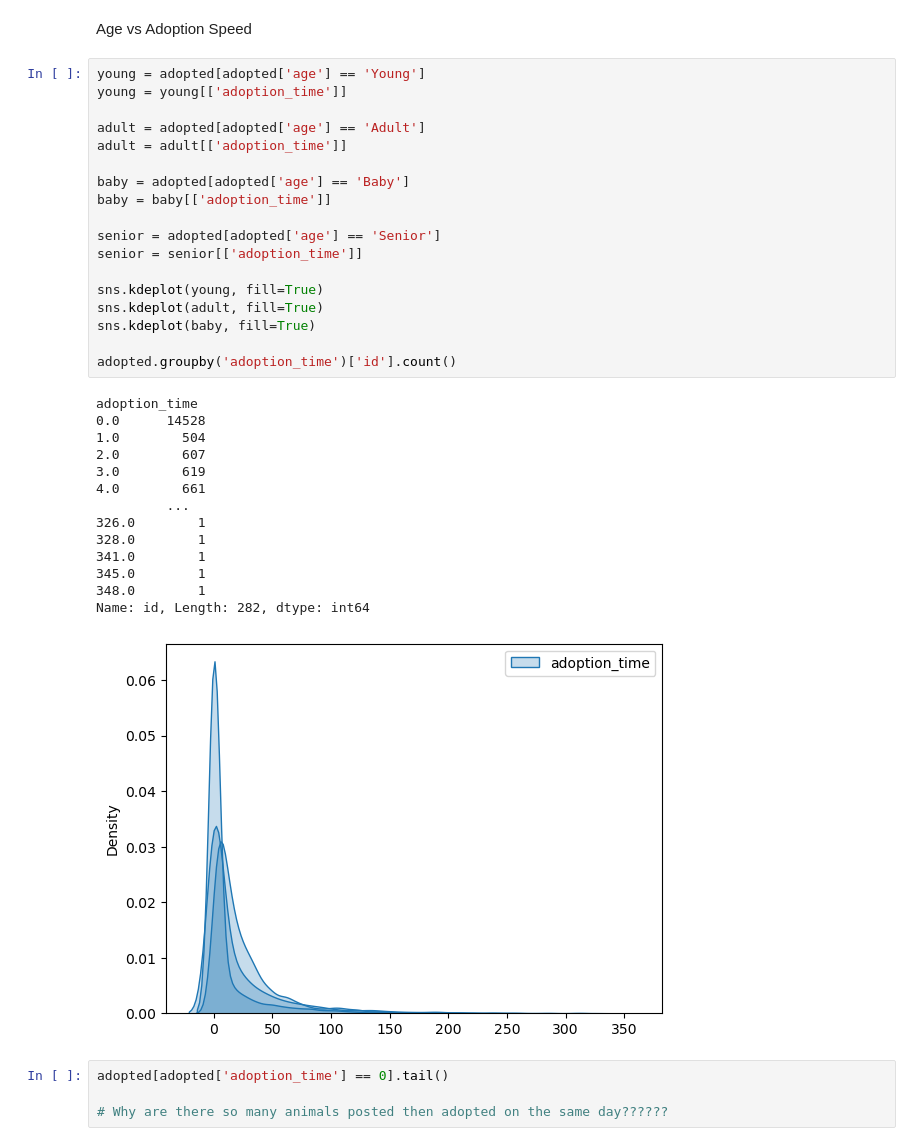
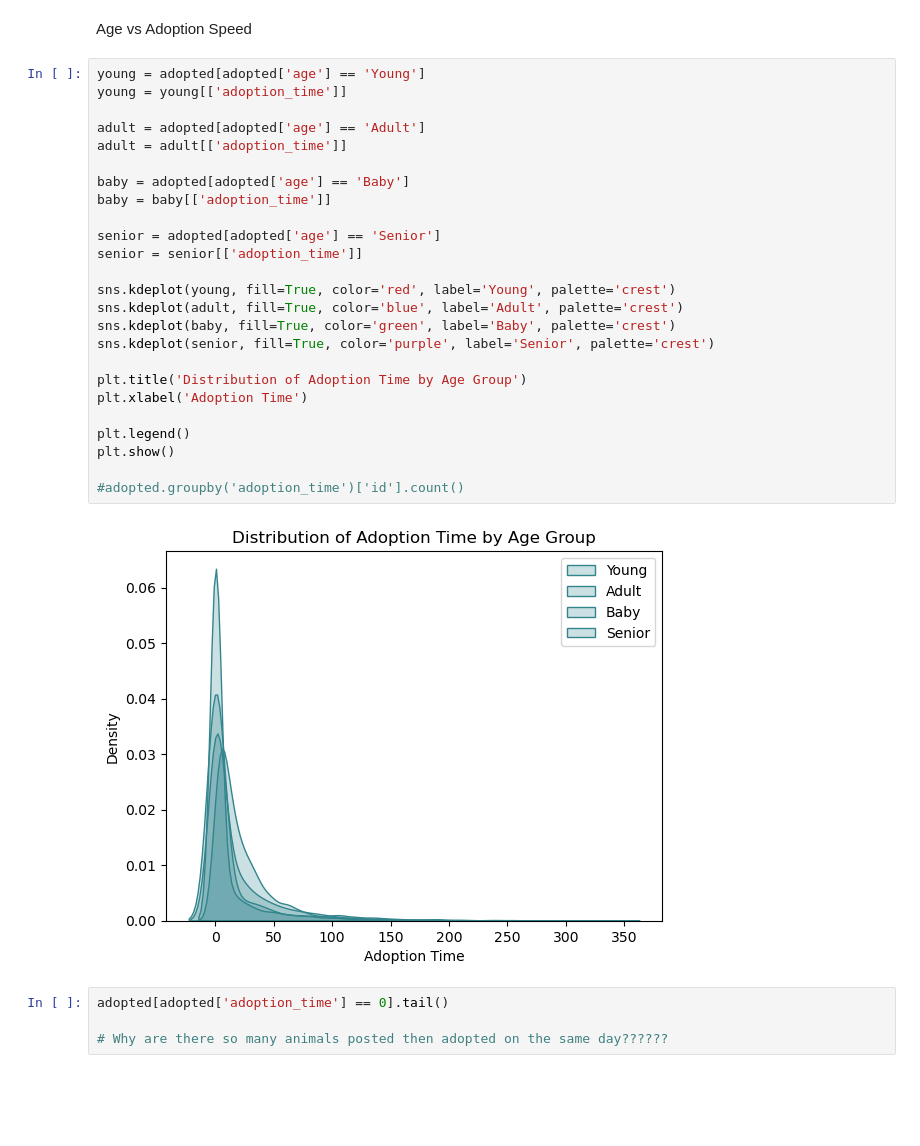
Before and after one commit to elisianguyen/2023-Tennessee-Adoption-Dynamics, a Jupyter notebook: notebooks/pet_adoption_analysis_mvp.ipynb, the cells around one changed output. Saved outputs shown, nothing was run; the diff lists cells and outputs as text; blank space fills up the shorter version.

```diff
--- a/notebooks/pet_adoption_analysis_mvp.ipynb
+++ b/notebooks/pet_adoption_analysis_mvp.ipynb
@@ -292,36 +248,30 @@ Age vs Adoption Speed
 # %%
 young = adopted[adopted['age'] == 'Young']
 young = young[['adoption_time']]
 
 adult = adopted[adopted['age'] == 'Adult']
 adult = adult[['adoption_time']]
 
 baby = adopted[adopted['age'] == 'Baby']
 baby = baby[['adoption_time']]
 
 senior = adopted[adopted['age'] == 'Senior']
 senior = senior[['adoption_time']]
 
-sns.kdeplot(young, fill=True)
-sns.kdeplot(adult, fill=True)
-sns.kdeplot(baby, fill=True)
+sns.kdeplot(young, fill=True, color='red', label='Young', palette='crest')
+sns.kdeplot(adult, fill=True, color='blue', label='Adult', palette='crest')
+sns.kdeplot(baby, fill=True, color='green', label='Baby', palette='crest')
+sns.kdeplot(senior, fill=True, color='purple', label='Senior', palette='crest')
 
-adopted.groupby('adoption_time')['id'].count()
+plt.title('Distribution of Adoption Time by Age Group')
+plt.xlabel('Adoption Time')
+
+plt.legend()
+plt.show()
+
+#adopted.groupby('adoption_time')['id'].count()
 # %% [output]
-adoption_time
-0.0      14528
-1.0        504
-2.0        607
-3.0        619
-4.0        661
-         ...
-326.0        1
-328.0        1
-341.0        1
-345.0        1
-348.0        1
-Name: id, Length: 282, dtype: int64
-[figure, old version]
+[figure, new version]
 # %%
 adopted[adopted['adoption_time'] == 0].tail()
 
```
Also changed, not shown: parts of 21 cells of this notebook.
